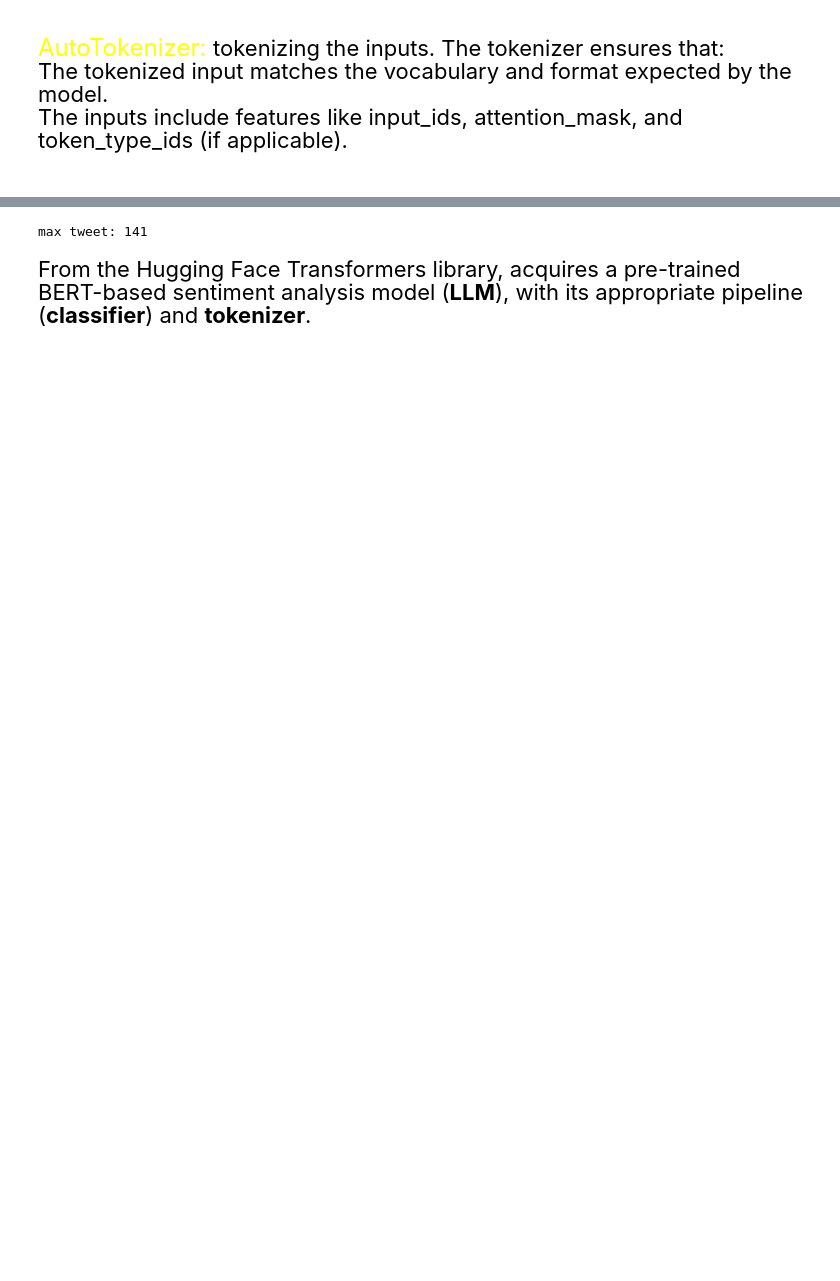
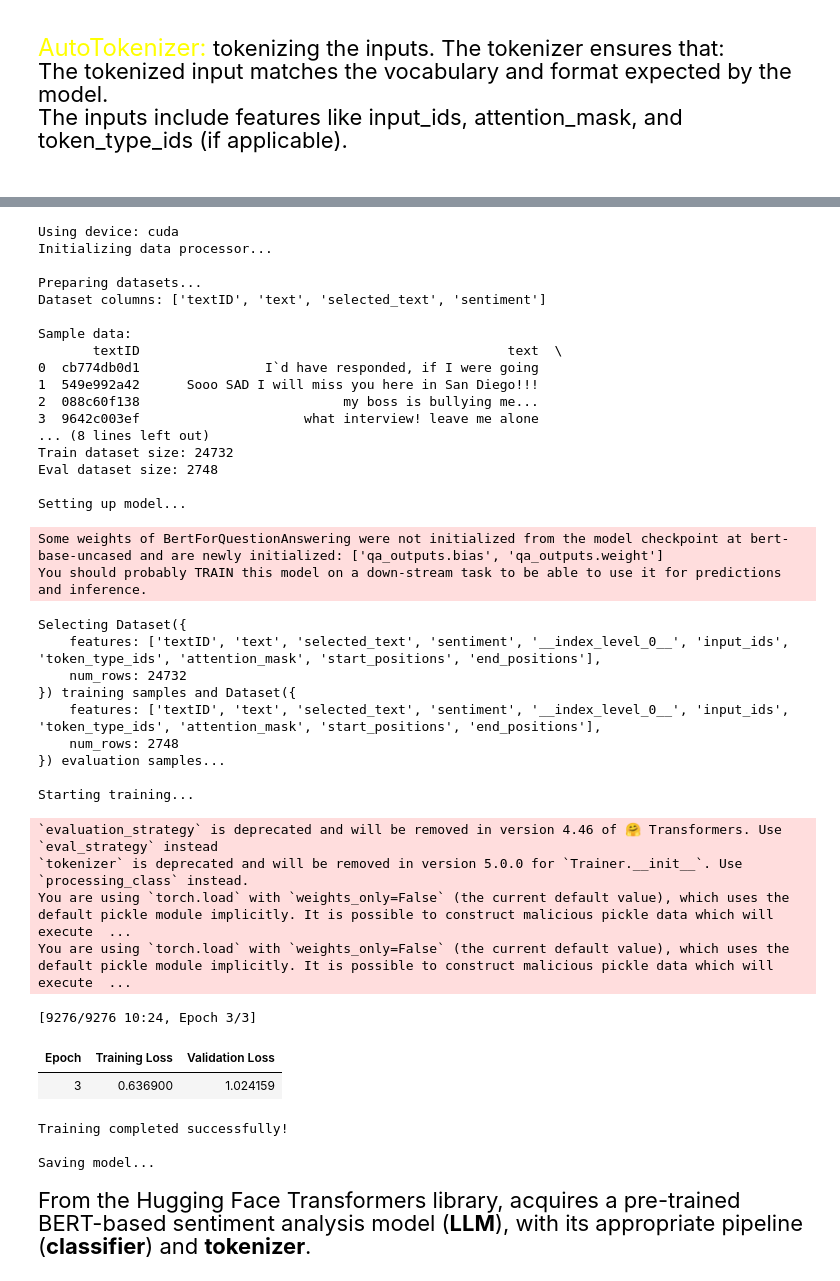
Before and after one commit to ericrlessa/ai-deeplearning, a Jupyter notebook: tweet-span-sentiment/tweet-sentiment-extraction-sharp.ipynb, the cells around one changed output, grey strips where cells are left out. Saved outputs shown, nothing was run; the diff lists cells and outputs as text; code cells hidden in the pictures; blank space fills up the shorter version.

```diff
--- a/tweet-span-sentiment/tweet-sentiment-extraction-sharp.ipynb
+++ b/tweet-span-sentiment/tweet-sentiment-extraction-sharp.ipynb
@@ -114,4 +71,0 @@ train_df = train_df.dropna(subset=['text'])
-# %%
-print('max tweet:', train_df['text'].apply(len).max())
-# %% [output]
-max tweet: 141
@@ -118,2 +238,58 @@ max tweet: 141
+# %%
+def trainFromCheckpoint(checkpoint):
+    # Check for GPU availability
+    device = "cuda" if torch.cuda.is_available() else "cpu"
+    print(f"\nUsing device: {device}")
+
+    # Disable wandb
+    os.environ["WANDB_MODE"] = "disabled"
+
+    # Initialize processor
+    print("Initializing data processor...")
+    processor = SentimentExtraction('/kaggle/input/tweet-extraction/train.csv')
+
+    processor.train(checkpoint)
+
+
+trainFromCheckpoint('/kaggle/working/finetune-BERT-tweet/checkpoint-8000')
+# %% [output]
+Using device: cuda
+Initializing data processor...
+
+Preparing datasets...
+Dataset columns: ['textID', 'text', 'selected_text', 'sentiment']
+
+Sample data:
+       textID                                               text  \
+0  cb774db0d1                I`d have responded, if I were going
+1  549e992a42      Sooo SAD I will miss you here in San Diego!!!
+2  088c60f138                          my boss is bullying me...
+3  9642c003ef                     what interview! leave me alone
+... (8 lines left out)
+Train dataset size: 24732
+Eval dataset size: 2748
+
+Setting up model...
+Some weights of BertForQuestionAnswering were not initialized from the model checkpoint at bert-base-uncased and are newly initialized: ['qa_outputs.bias', 'qa_outputs.weight']
+You should probably TRAIN this model on a down-stream task to be able to use it for predictions and inference.
+Selecting Dataset({
+    features: ['textID', 'text', 'selected_text', 'sentiment', '__index_level_0__', 'input_ids', 'token_type_ids', 'attention_mask', 'start_positions', 'end_positions'],
+    num_rows: 24732
+}) training samples and Dataset({
+    features: ['textID', 'text', 'selected_text', 'sentiment', '__index_level_0__', 'input_ids', 'token_type_ids', 'attention_mask', 'start_positions', 'end_positions'],
+    num_rows: 2748
+}) evaluation samples...
+
+Starting training...
+`evaluation_strategy` is deprecated and will be removed in version 4.46 of 🤗 Transformers. Use `eval_strategy` instead
+`tokenizer` is deprecated and will be removed in version 5.0.0 for `Trainer.__init__`. Use `processing_class` instead.
+You are using `torch.load` with `weights_only=False` (the current default value), which uses the default pickle module implicitly. It is possible to construct malicious pickle data which will execute  ...
+You are using `torch.load` with `weights_only=False` (the current default value), which uses the default pickle module implicitly. It is possible to construct malicious pickle data which will execute  ...
+[9276/9276 10:24, Epoch 3/3]
+| Epoch | Training Loss | Validation Loss |
+| 3 | 0.636900 | 1.024159 |
+Training completed successfully!
+
+Saving model...
 # %% [markdown]
 <span style="font-size: 22px;">From the Hugging Face Transformers library, acquires a pre-trained BERT-based sentiment analysis model (**LLM**), with its appropriate pipeline (**classifier**) and **tokenizer**.</span>
```
Also changed, not shown: parts of 34 cells of this notebook.
